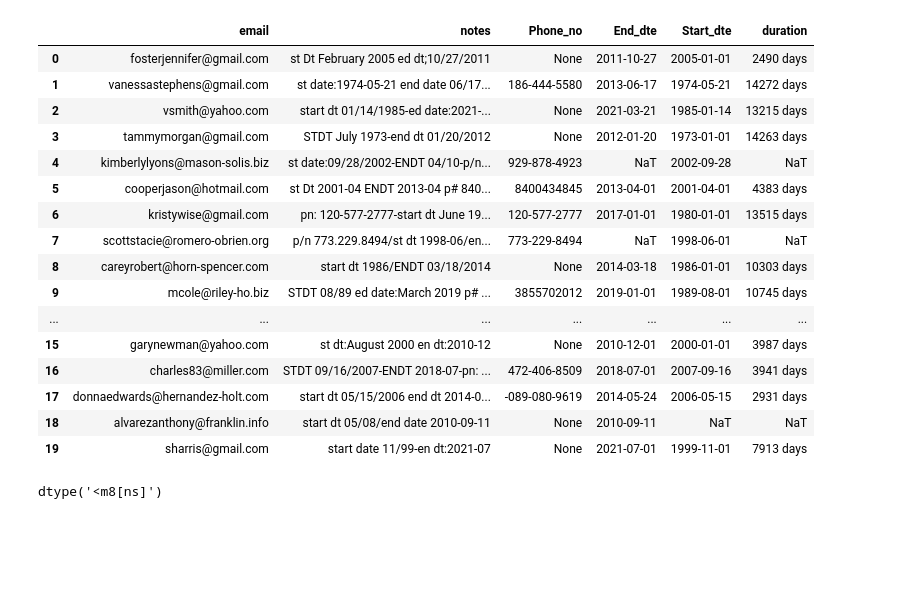
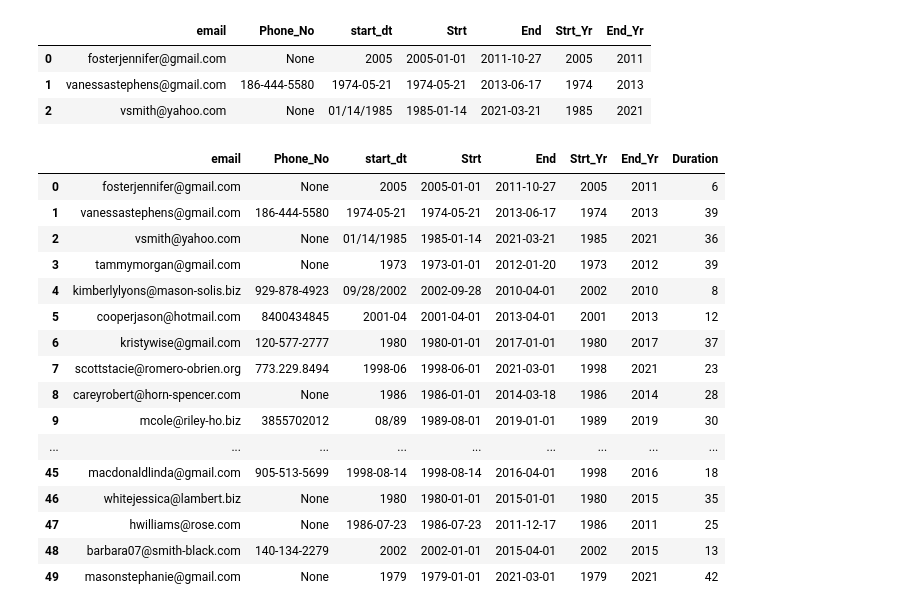
Before and after one commit to ssoni1/Python, a Jupyter notebook: Week09/Week09-homework.ipynb, the cells around one changed output. Drawn from its saved outputs; the diff is of its cells as text; code cells hidden in the pictures; blank space fills up the shorter version.

```diff
--- a/Week09/Week09-homework.ipynb
+++ b/Week09/Week09-homework.ipynb
@@ -114,26 +120,30 @@ df.head(20)
+# %%
+df.drop(['Start_Date','End_Date','start_dte','end_dte','notes'], axis=1, inplace=True)
+df.head(3)
+# %% [output]
+|  | email | Phone_No | start_dt | Strt | End | Strt_Yr | End_Yr |
+| 0 | fosterjennifer@gmail.com | None | 2005 | 2005-01-01 | 2011-10-27 | 2005 | 2011 |
+| 1 | vanessastephens@gmail.com | 186-444-5580 | 1974-05-21 | 1974-05-21 | 2013-06-17 | 1974 | 2013 |
+| 2 | vsmith@yahoo.com | None | 01/14/1985 | 1985-01-14 | 2021-03-21 | 1985 | 2021 |
 # %%
-df['duration']=df['End_dte']-df['Start_dte']
+df['Duration']=df['End_Yr']-df['Strt_Yr']
-# %%
-df.head(20)
-# %% [output]
-|  | email | notes | Phone_no | End_dte | Start_dte | duration |
-| 0 | fosterjennifer@gmail.com | st Dt February 2005 ed dt;10/27/2011 | None | 2011-10-27 | 2005-01-01 | 2490 days |
-| 1 | vanessastephens@gmail.com | st date:1974-05-21 end date 06/17... | 186-444-5580 | 2013-06-17 | 1974-05-21 | 14272 days |
-| 2 | vsmith@yahoo.com | start dt 01/14/1985-ed date:2021-... | None | 2021-03-21 | 1985-01-14 | 13215 days |
-| 3 | tammymorgan@gmail.com | STDT July 1973-end dt 01/20/2012 | None | 2012-01-20 | 1973-01-01 | 14263 days |
-| 4 | kimberlylyons@mason-solis.biz | st date:09/28/2002-ENDT 04/10-p/n... | 929-878-4923 | NaT | 2002-09-28 | NaT |
-| 5 | cooperjason@hotmail.com | st Dt 2001-04 ENDT 2013-04 p# 840... | 8400434845 | 2013-04-01 | 2001-04-01 | 4383 days |
-| 6 | kristywise@gmail.com | pn: 120-577-2777-start dt June 19... | 120-577-2777 | 2017-01-01 | 1980-01-01 | 13515 days |
-| 7 | scottstacie@romero-obrien.org | p/n 773.229.8494/st dt 1998-06/en... | 773-229-8494 | NaT | 1998-06-01 | NaT |
-| 8 | careyrobert@horn-spencer.com | start dt 1986/ENDT 03/18/2014 | None | 2014-03-18 | 1986-01-01 | 10303 days |
-| 9 | mcole@riley-ho.biz | STDT 08/89 ed date:March 2019 p# ... | 3855702012 | 2019-01-01 | 1989-08-01 | 10745 days |
-| ... | ... | ... | ... | ... | ... | ... |
-| 15 | garynewman@yahoo.com | st dt:August 2000 en dt:2010-12 | None | 2010-12-01 | 2000-01-01 | 3987 days |
-| 16 | charles83@miller.com | STDT 09/16/2007-ENDT 2018-07-pn: ... | 472-406-8509 | 2018-07-01 | 2007-09-16 | 3941 days |
-| 17 | donnaedwards@hernandez-holt.com | start dt 05/15/2006 end dt 2014-0... | -089-080-9619 | 2014-05-24 | 2006-05-15 | 2931 days |
-| 18 | alvarezanthony@franklin.info | start dt 05/08/end date 2010-09-11 | None | 2010-09-11 | NaT | NaT |
-| 19 | sharris@gmail.com | start date 11/99-en dt:2021-07 | None | 2021-07-01 | 1999-11-01 | 7913 days |
-# %%
-df['duration'].dtypes
-# %% [output]
-dtype('<m8[ns]')
+# %%
+ df.head(50)
+# %% [output]
+|  | email | Phone_No | start_dt | Strt | End | Strt_Yr | End_Yr | Duration |
+| 0 | fosterjennifer@gmail.com | None | 2005 | 2005-01-01 | 2011-10-27 | 2005 | 2011 | 6 |
+| 1 | vanessastephens@gmail.com | 186-444-5580 | 1974-05-21 | 1974-05-21 | 2013-06-17 | 1974 | 2013 | 39 |
+| 2 | vsmith@yahoo.com | None | 01/14/1985 | 1985-01-14 | 2021-03-21 | 1985 | 2021 | 36 |
+| 3 | tammymorgan@gmail.com | None | 1973 | 1973-01-01 | 2012-01-20 | 1973 | 2012 | 39 |
+| 4 | kimberlylyons@mason-solis.biz | 929-878-4923 | 09/28/2002 | 2002-09-28 | 2010-04-01 | 2002 | 2010 | 8 |
+| 5 | cooperjason@hotmail.com | 8400434845 | 2001-04 | 2001-04-01 | 2013-04-01 | 2001 | 2013 | 12 |
+| 6 | kristywise@gmail.com | 120-577-2777 | 1980 | 1980-01-01 | 2017-01-01 | 1980 | 2017 | 37 |
+| 7 | scottstacie@romero-obrien.org | 773.229.8494 | 1998-06 | 1998-06-01 | 2021-03-01 | 1998 | 2021 | 23 |
+| 8 | careyrobert@horn-spencer.com | None | 1986 | 1986-01-01 | 2014-03-18 | 1986 | 2014 | 28 |
+| 9 | mcole@riley-ho.biz | 3855702012 | 08/89 | 1989-08-01 | 2019-01-01 | 1989 | 2019 | 30 |
+| ... | ... | ... | ... | ... | ... | ... | ... | ... |
+| 45 | macdonaldlinda@gmail.com | 905-513-5699 | 1998-08-14 | 1998-08-14 | 2016-04-01 | 1998 | 2016 | 18 |
+| 46 | whitejessica@lambert.biz | None | 1980 | 1980-01-01 | 2015-01-01 | 1980 | 2015 | 35 |
+| 47 | hwilliams@rose.com | None | 1986-07-23 | 1986-07-23 | 2011-12-17 | 1986 | 2011 | 25 |
+| 48 | barbara07@smith-black.com | 140-134-2279 | 2002 | 2002-01-01 | 2015-04-01 | 2002 | 2015 | 13 |
+| 49 | masonstephanie@gmail.com | None | 1979 | 1979-01-01 | 2021-03-01 | 1979 | 2021 | 42 |
```
Also changed, not shown: parts of 31 cells of this notebook.
